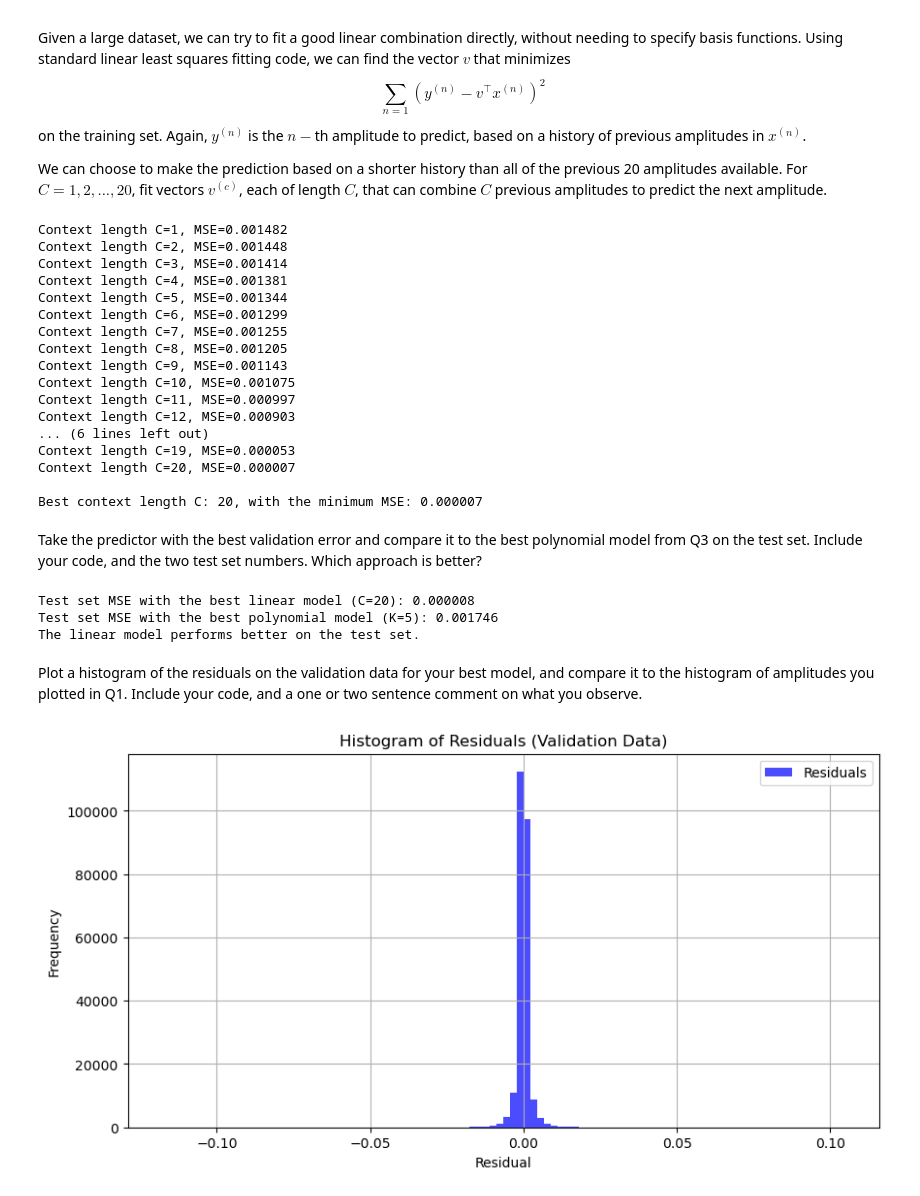
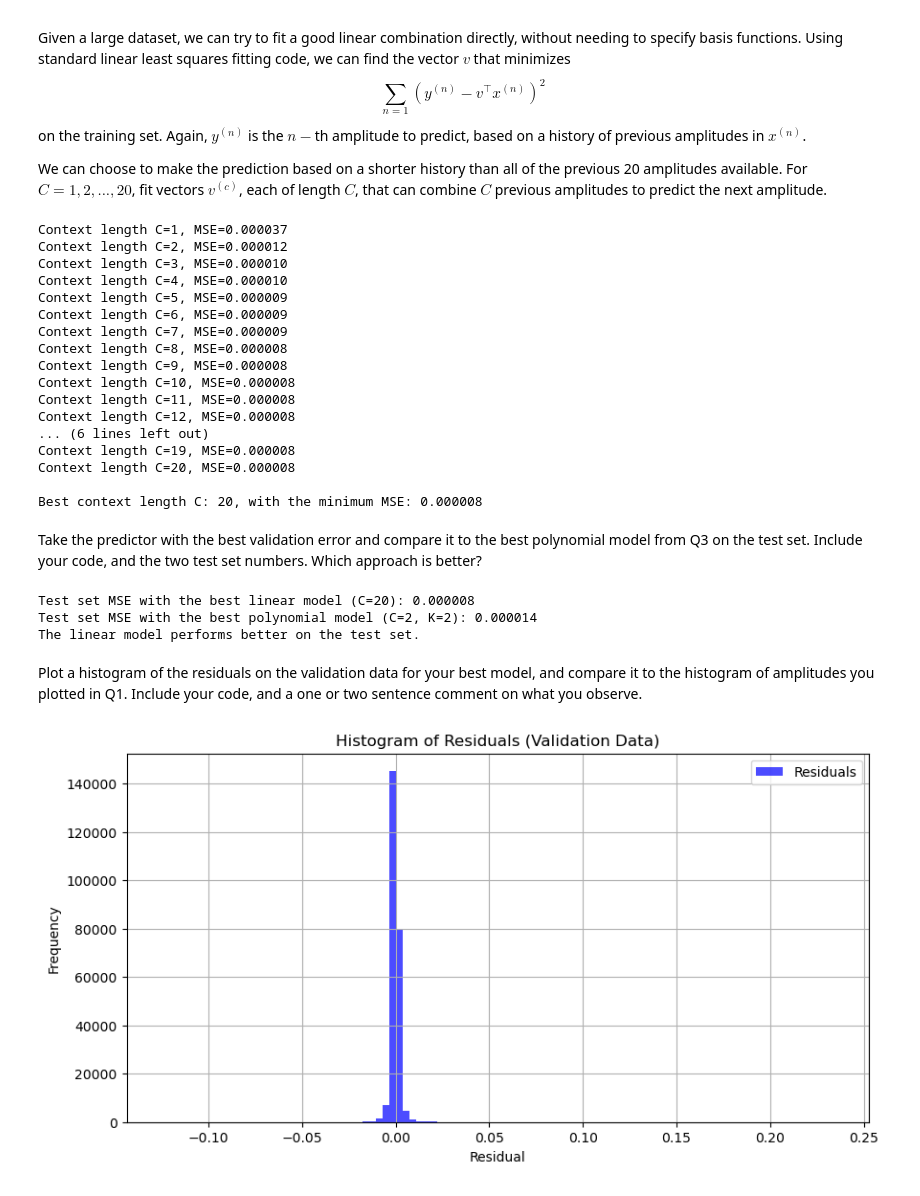
Before and after one commit to MartinRepo/Predicting-Audio, a Jupyter notebook: answer.ipynb, the cells around one changed output. Saved outputs shown, nothing was run; the diff lists cells and outputs as text; code cells hidden in the pictures.

```diff
--- a/answer.ipynb
+++ b/answer.ipynb
@@ -203,6 +203,6 @@ Best C: 3, Best K: 4, Minimum squared error: 0.001750029478204501
 # %%
-C = 3
-K = 4
+C = 2
+K = 2
 vv = make_vv(C, K)
 total_squared_error = 0
 
@@ -214,7 +214,7 @@ for i in range(3):
     dataset = x_sets[i]
     label = y_sets[i]
     for j in range(len(dataset)):
-        context_data = dataset[j][:C]
+        context_data = dataset[j][20-C:]
         true_value = label[j]
 
         total_squared_error += squared_error(vv, context_data, true_value)
@@ -237,7 +237,7 @@ We can choose to make the prediction based on a shorter history than all of the
 # %%
 results = []
 for C in range(1, 21):
-    X_val_C = X_shuf_val[:, :C]
+    X_val_C = X_shuf_val[:, 20-C:]
 
     v_C, residuals, rank, s = np.linalg.lstsq(X_val_C, y_shuf_val, rcond=None)
 
@@ -255,28 +255,28 @@ best_C, best_mse = min(results, key=lambda x: x[1])
 
 print(f"\nBest context length C: {best_C}, with the minimum MSE: {best_mse:.6f}")
 # %% [output]
-Context length C=1, MSE=0.001482
-Context length C=2, MSE=0.001448
-Context length C=3, MSE=0.001414
-Context length C=4, MSE=0.001381
-Context length C=5, MSE=0.001344
-Context length C=6, MSE=0.001299
-Context length C=7, MSE=0.001255
-Context length C=8, MSE=0.001205
-Context length C=9, MSE=0.001143
-Context length C=10, MSE=0.001075
-Context length C=11, MSE=0.000997
-Context length C=12, MSE=0.000903
+Context length C=1, MSE=0.000037
+Context length C=2, MSE=0.000012
+Context length C=3, MSE=0.000010
+Context length C=4, MSE=0.000010
+Context length C=5, MSE=0.000009
+Context length C=6, MSE=0.000009
+Context length C=7, MSE=0.000009
+Context length C=8, MSE=0.000008
+Context length C=9, MSE=0.000008
+Context length C=10, MSE=0.000008
+Context length C=11, MSE=0.000008
+Context length C=12, MSE=0.000008
 ... (6 lines left out)
-Context length C=19, MSE=0.000053
-Context length C=20, MSE=0.000007
+Context length C=19, MSE=0.000008
+Context length C=20, MSE=0.000008
 
-Best context length C: 20, with the minimum MSE: 0.000007
+Best context length C: 20, with the minimum MSE: 0.000008
 # %% [markdown]
 Take the predictor with the best validation error and compare it to the best polynomial model from Q3 on the test set. Include your code, and the two test set numbers. Which approach is better?
 # %%
 def fit_best_linear_model(C, X_train, y_train):
-    X_train_C = X_train[:, :C]
+    X_train_C = X_train[:, 20-C:]
     v_C, residuals, rank, s = np.linalg.lstsq(X_train_C, y_train, rcond=None)
     return v_C
 
@@ -284,19 +284,19 @@ def fit_best_polynomical_model(C, K):
     return make_vv(C, K)
 
 linear_C = 20
-poly_C = 3
-K = 4
+poly_C = 2
+K = 2
 v_best_linear_model = fit_best_linear_model(linear_C, X_shuf_test, y_shuf_test)
-y_linear_pred = X_shuf_test[:, :linear_C] @ v_best_linear_model
+y_linear_pred = X_shuf_test[:, 20-linear_C:] @ v_best_linear_model
 
 v_best_poly_model = fit_best_polynomical_model(poly_C, K)
-y_poly_pred = v_best_poly_model.T @ X_shuf_test[:, :poly_C].T
+y_poly_pred = v_best_poly_model.T @ X_shuf_test[:, 20-poly_C:].T
 
 mse_linear = np.mean((y_linear_pred - y_shuf_test)**2)
 mse_poly = np.mean((y_poly_pred - y_shuf_test)**2)
 
 print(f"Test set MSE with the best linear model (C=20): {mse_linear:.6f}")
-print(f"Test set MSE with the best polynomial model (C=3, K=4): {mse_poly:.6f}")
+print(f"Test set MSE with the best polynomial model (C=2, K=2): {mse_poly:.6f}")
 
 if mse_linear < mse_poly:
     print("The linear model performs better on the test set.")
@@ -306,22 +306,22 @@ else:
     print("The polynomial model performs better on the test set.")
 # %% [output]
 Test set MSE with the best linear model (C=20): 0.000008
-Test set MSE with the best polynomial model (K=5): 0.001746
+Test set MSE with the best polynomial model (C=2, K=2): 0.000014
 The linear model performs better on the test set.
 # %% [markdown]
 Plot a histogram of the residuals on the validation data for your best model, and compare it to the histogram of amplitudes you plotted in Q1. Include your code, and a one or two sentence comment on what you observe.
 # %%
-X_val_C = X_shuf_val[:, :C]
+X_val_C = X_shuf_val[:, 20-C:]
 y_pred_val = v_best_linear_model.T @ X_val_C.T
 residuals = y_shuf_val - y_pred_val
 
 plt.figure(figsize=(10, 5))
 plt.hist(residuals, bins=100, color='blue', alpha=0.7, label="Residuals")
 plt.title("Histogram of Residuals (Validation Data)")
 plt.xlabel("Residual")
 plt.ylabel("Frequency")
 plt.legend()
 plt.grid(True)
 plt.show()
 # %% [output]
-[figure, old version]
+[figure, new version]
```
Also changed, not shown: parts of 5 cells of this notebook.
